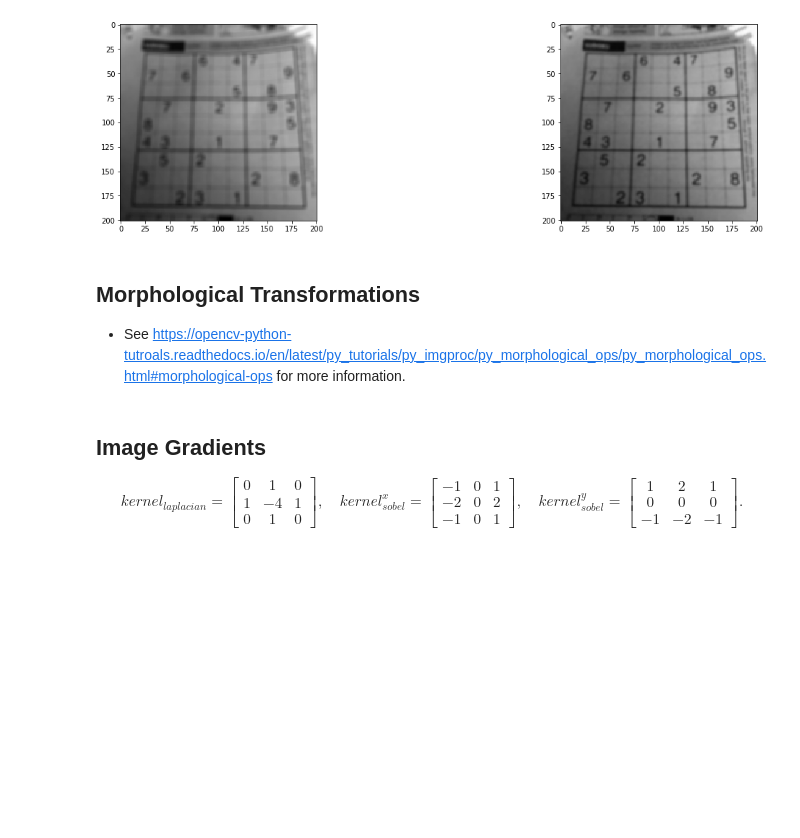
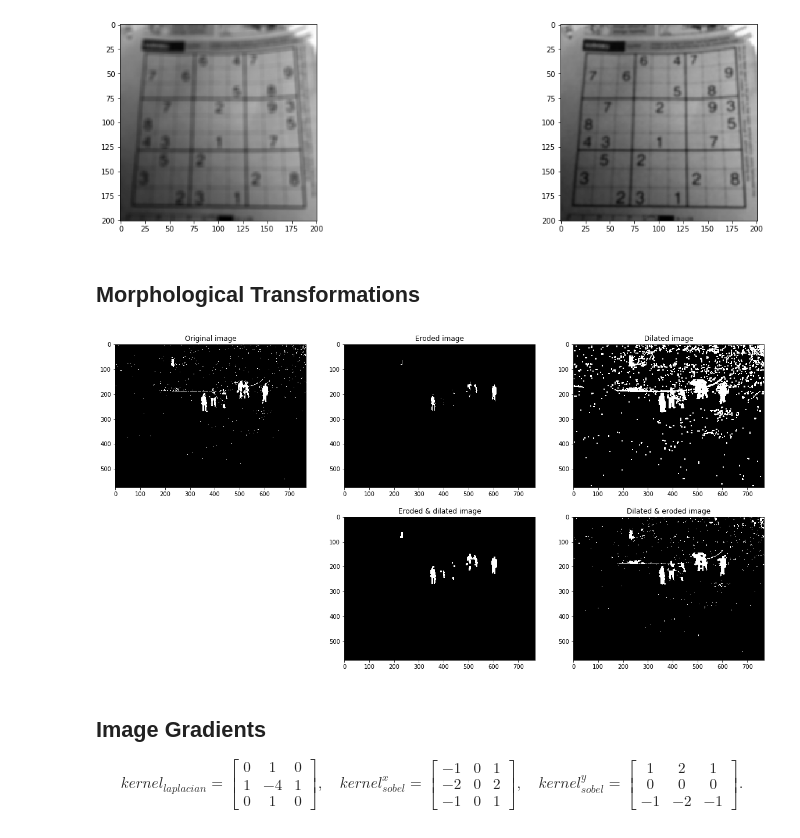
Before and after one commit to doosik71/lecture_python, a Jupyter notebook: 02_opencv/02_Image_Processing.ipynb, the cells around one changed output. Saved outputs shown, nothing was run; the diff lists cells and outputs as text; code cells hidden in the pictures; blank space fills up the shorter version.

```diff
--- a/02_opencv/02_Image_Processing.ipynb
+++ b/02_opencv/02_Image_Processing.ipynb
@@ -149,13 +149,16 @@ print('t =', threshold_value)
 t = 106.0
 [figure]
 # %%
-histogram = np.zeros(shape=(255,), dtype=np.int32)
+def histogram(image):
+    hist = np.zeros(shape=(256,), dtype=np.int32)
 
-for i in range(255):
-    # Get the number of pixels that pixel value is i.
-    histogram[i] = len(gray_image[gray_image == i])
+    for i in range(256):
+        # Get the number of pixels that pixel value is i.
+        hist[i] = len(image[image == i])
 
-plt.plot(list(range(255)), histogram)
+    return hist
+
+plt.plot(list(range(256)), histogram(gray_image))
 plt.show()
 # %% [output]
 [figure]
@@ -192,9 +195,31 @@ plt.subplot(1, 2, 2)
 _ = plt.imshow(blurred_image_2, cmap='gray')
 # %% [output]
 [figure]
-# %% [markdown]
-## Morphological Transformations
-- See https://opencv-python-tutroals.readthedocs.io/en/latest/py_tutorials/py_imgproc/py_morphological_ops/py_morphological_ops.html#morphological-ops for more information.
+# %% [markdown]
+## Morphological Transformations
+# %%
+kernel = np.ones((5, 5), np.uint8)
+mask_image = cv2.imread('../images/mask_1.png')
+mask_image = cv2.cvtColor(mask_image, cv2.COLOR_BGR2GRAY)
+_, mask_image = cv2.threshold(mask_image, 250, 255, cv2.THRESH_BINARY)
+
+eroded_image = cv2.erode(mask_image, kernel, iterations = 1)
+dilated_image = cv2.dilate(mask_image, kernel, iterations = 1)
+opened_image = cv2.morphologyEx(mask_image, cv2.MORPH_OPEN, kernel)
+closed_image = cv2.morphologyEx(mask_image, cv2.MORPH_CLOSE, kernel)
+
+plt.figure(figsize=(20, 10))
+
+title = ['Original image', 'Eroded image', 'Dilated image', None, 'Eroded & dilated image', 'Dilated & eroded image']
+images = [mask_image, eroded_image, dilated_image, None, opened_image, closed_image]
+
+for i in range(6):
+    if title[i] is not None:
+        plt.subplot(2, 3, i + 1)
+        plt.title(title[i])
+        plt.imshow(images[i], cmap='gray')
+# %% [output]
+[figure, added]
 # %% [markdown]
 ## Image Gradients
 
```
Also changed, not shown: 4 other files.
